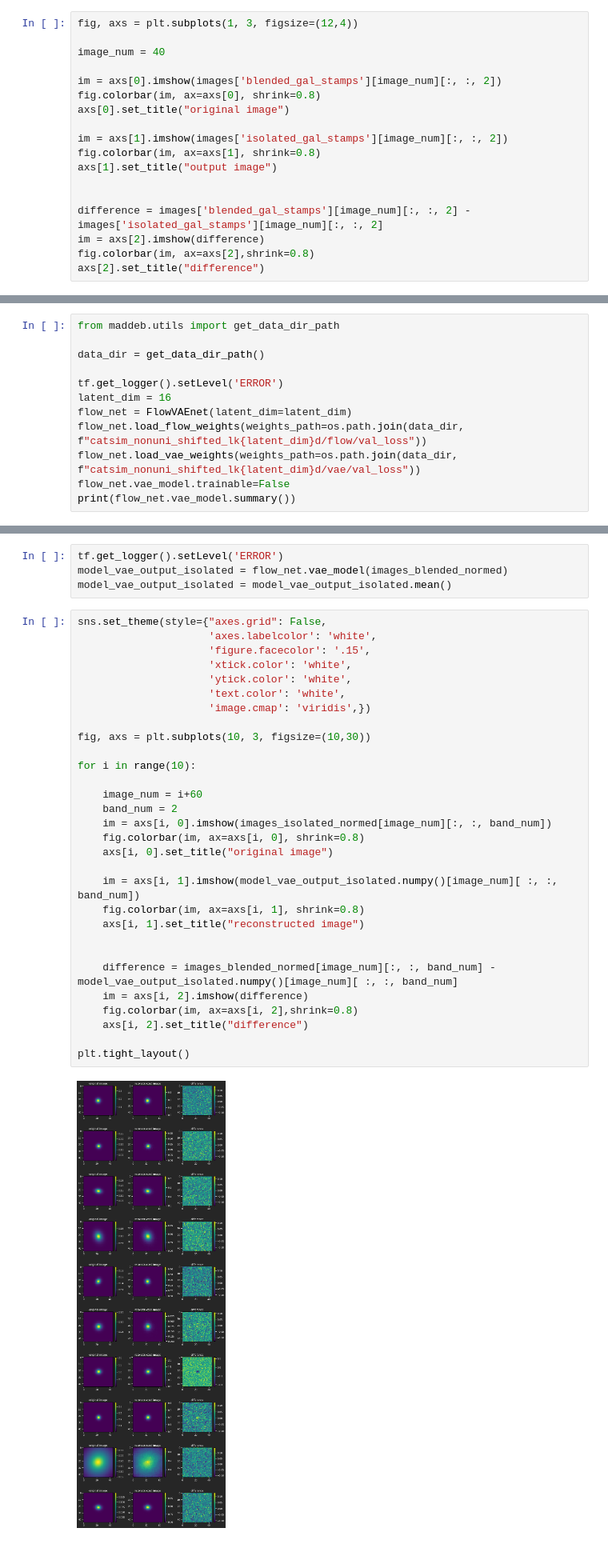
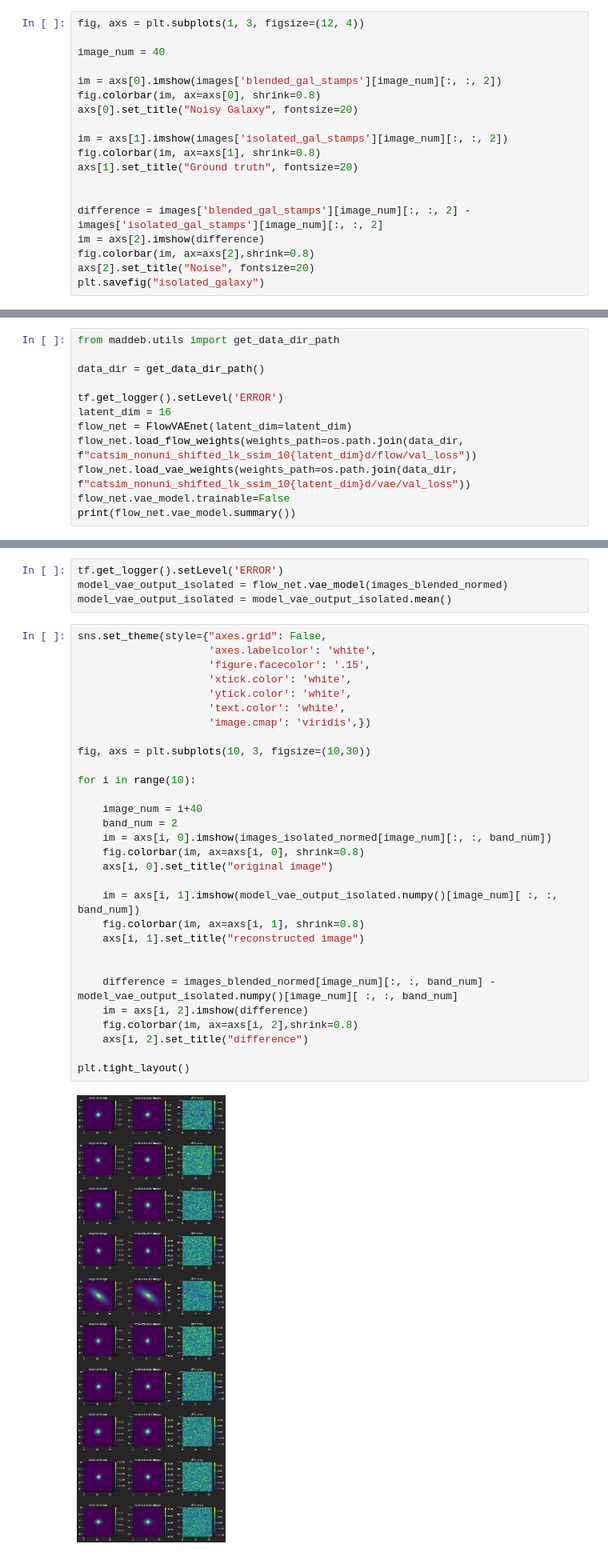
Before and after one commit to b-biswas/MADNESS-legacy, a Jupyter notebook: notebooks/basic_tests.ipynb, the cells around one changed output, grey strips where cells are left out. Shown at 80% size. Saved outputs shown, nothing was run; the diff lists cells and outputs as text.

Commit message:
Ssim loss func (#62)
* add ssim loss func

* update training

* load new model

* update comparison

* remove unnecessary print

* updated notebooks

```diff
--- a/notebooks/basic_tests.ipynb
+++ b/notebooks/basic_tests.ipynb
@@ -40,21 +40,22 @@ Note that the images were non-linearly normalized before being saved. So do deno
 # %%
 isolated_images = images['isolated_gal_stamps']
 # %%
-fig, axs = plt.subplots(1, 3, figsize=(12,4))
+fig, axs = plt.subplots(1, 3, figsize=(12, 4))
 
 image_num = 40
 
 im = axs[0].imshow(images['blended_gal_stamps'][image_num][:, :, 2])
 fig.colorbar(im, ax=axs[0], shrink=0.8)
-axs[0].set_title("original image")
+axs[0].set_title("Noisy Galaxy", fontsize=20)
 
 im = axs[1].imshow(images['isolated_gal_stamps'][image_num][:, :, 2])
 fig.colorbar(im, ax=axs[1], shrink=0.8)
-axs[1].set_title("output image")
+axs[1].set_title("Ground truth", fontsize=20)
 
 
 difference = images['blended_gal_stamps'][image_num][:, :, 2] - images['isolated_gal_stamps'][image_num][:, :, 2]
 im = axs[2].imshow(difference)
 fig.colorbar(im, ax=axs[2],shrink=0.8)
-axs[2].set_title("difference")
+axs[2].set_title("Noise", fontsize=20)
+plt.savefig("isolated_galaxy")
 # %% [output]
@@ -76,8 +76,8 @@ data_dir = get_data_dir_path()
 tf.get_logger().setLevel('ERROR')
 latent_dim = 16
 flow_net = FlowVAEnet(latent_dim=latent_dim)
-flow_net.load_flow_weights(weights_path=os.path.join(data_dir, f"catsim_nonuni_shifted_lk{latent_dim}d/flow/val_loss"))
-flow_net.load_vae_weights(weights_path=os.path.join(data_dir, f"catsim_nonuni_shifted_lk{latent_dim}d/vae/val_loss"))
+flow_net.load_flow_weights(weights_path=os.path.join(data_dir, f"catsim_nonuni_shifted_lk_ssim_10{latent_dim}d/flow/val_loss"))
+flow_net.load_vae_weights(weights_path=os.path.join(data_dir, f"catsim_nonuni_shifted_lk_ssim_10{latent_dim}d/vae/val_loss"))
 flow_net.vae_model.trainable=False
 print(flow_net.vae_model.summary())
 # %% [output]
@@ -120,35 +120,35 @@ model_vae_output_isolated = model_vae_output_isolated.mean()
 # %%
 sns.set_theme(style={"axes.grid": False,
                      'axes.labelcolor': 'white',
                      'figure.facecolor': '.15',
                      'xtick.color': 'white',
                      'ytick.color': 'white',
                      'text.color': 'white',
                      'image.cmap': 'viridis',})
 
 fig, axs = plt.subplots(10, 3, figsize=(10,30))
 
 for i in range(10):
 
-    image_num = i+60
+    image_num = i+40
     band_num = 2
     im = axs[i, 0].imshow(images_isolated_normed[image_num][:, :, band_num])
     fig.colorbar(im, ax=axs[i, 0], shrink=0.8)
     axs[i, 0].set_title("original image")
 
     im = axs[i, 1].imshow(model_vae_output_isolated.numpy()[image_num][ :, :, band_num])
     fig.colorbar(im, ax=axs[i, 1], shrink=0.8)
     axs[i, 1].set_title("reconstructed image")
 
 
     difference = images_blended_normed[image_num][:, :, band_num] - model_vae_output_isolated.numpy()[image_num][ :, :, band_num]
     im = axs[i, 2].imshow(difference)
     fig.colorbar(im, ax=axs[i, 2],shrink=0.8)
     axs[i, 2].set_title("difference")
 
 plt.tight_layout()
 # %% [output]
-[figure, old version]
+[figure, new version]
 # %%
 import tensorflow_probability as tfp
 z = tfp.layers.MultivariateNormalTriL(event_size=latent_dim)(flow_net.encoder(images_isolated_normed))
```
Also changed, not shown: parts of 8 cells of this notebook, 8 other files.
